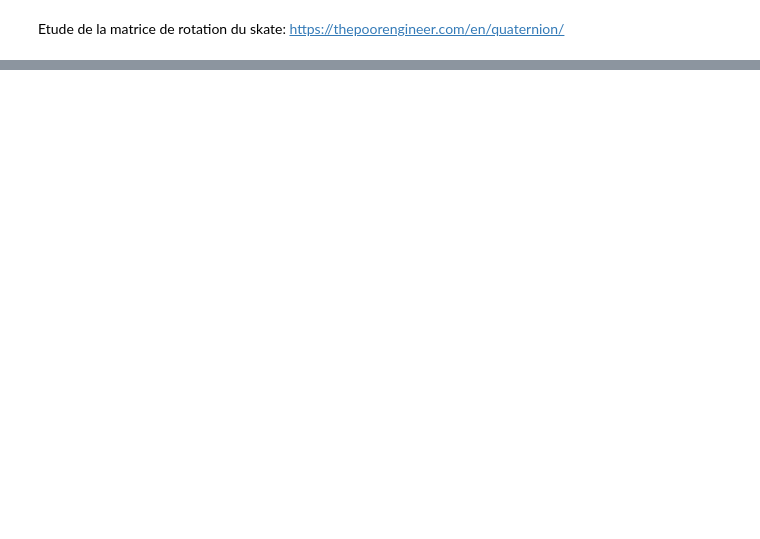
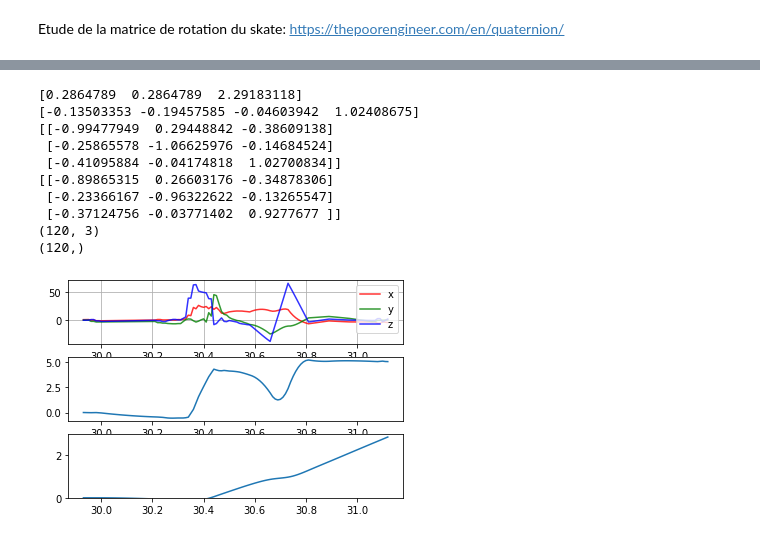
Before and after one commit to libcraps/SkateboardXXX3000, a Jupyter notebook: 01_Python/MovuinoDataHandler/study/rotation_mat_study.ipynb, the cells around one changed output, grey strips where cells are left out. Drawn from its saved outputs; the diff is of its cells as text; code cells hidden in the pictures; blank space fills up the shorter version.

```diff
--- a/01_Python/MovuinoDataHandler/study/rotation_mat_study.ipynb
+++ b/01_Python/MovuinoDataHandler/study/rotation_mat_study.ipynb
@@ -60,0 +63,46 @@ print(quaternion.get_rot_mat())
+# %%
+quaternion=Quaternion()
+print(trick.gyroscope[:,100])
+a_fixes=[]
+for i in range(trick.nb_row):
+    quaternion.rotate(trick.gyroscope[:,i]*np.pi/180,trick.Te)
+    rot =quaternion.get_rot_mat()
+    n=np.linalg.norm(rot,axis=1)
+    rot[0,:]=rot[0,:]/n[0]
+    rot[1,:]=rot[1,:]/n[1]
+    rot[2,:]=rot[2,:]/n[2]
+    a_fixe=np.matmul(rot.T, trick.acceleration[:,i])
+    a_fixe[2]-=10
+    a_fixes.append(a_fixe)
+print(quaternion.q)
+print(quaternion.get_rot_mat())
+
+print(rot)
+a_fixes=np.array(a_fixes)
+vz_fixes=ifct.EulerIntegration(a_fixes[:,2],trick.Te)
+posz_fixes=ifct.EulerIntegration(vz_fixes,trick.Te)
+
+print(a_fixes.shape)
+print(vz_fixes.shape)
+
+
+
+df.plotVector(trick.time,a_fixes,"",311)
+plt.subplot(312)
+plt.plot(trick.time,vz_fixes[:])
+plt.subplot(313)
+plt.plot(trick.time,posz_fixes[:])
+plt.ylim(ymin=0)
+plt.show()
+# %% [output]
+[0.2864789  0.2864789  2.29183118]
+[-0.13503353 -0.19457585 -0.04603942  1.02408675]
+[[-0.99477949  0.29448842 -0.38609138]
+ [-0.25865578 -1.06625976 -0.14684524]
+ [-0.41095884 -0.04174818  1.02700834]]
+[[-0.89865315  0.26603176 -0.34878306]
+ [-0.23366167 -0.96322622 -0.13265547]
+ [-0.37124756 -0.03771402  0.9277677 ]]
+(120, 3)
+(120,)
+[figure, added]
```
Also changed, not shown: parts of 5 cells of this notebook.
